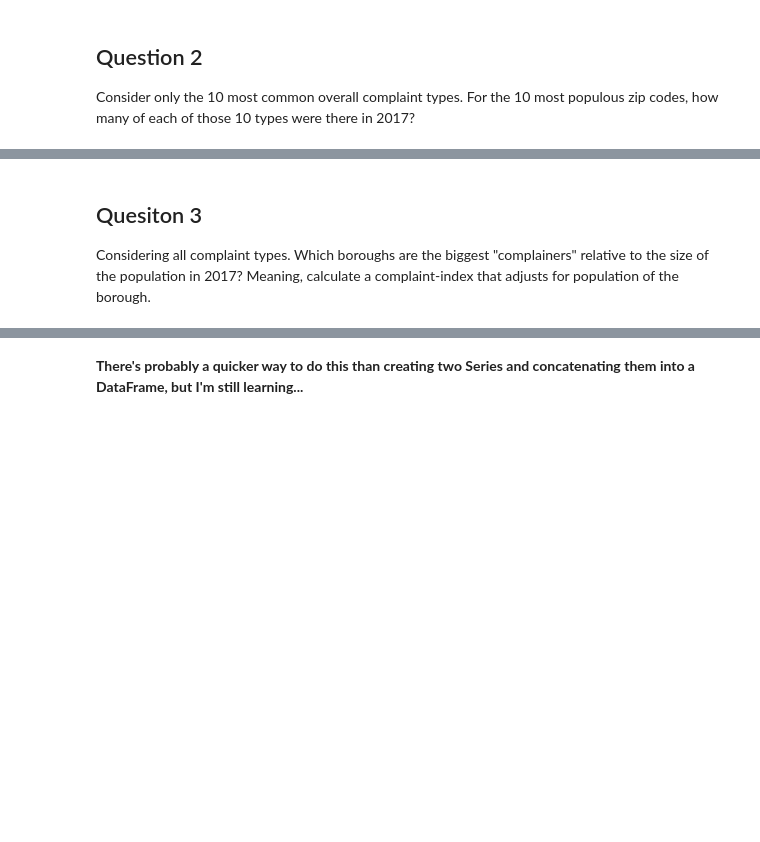
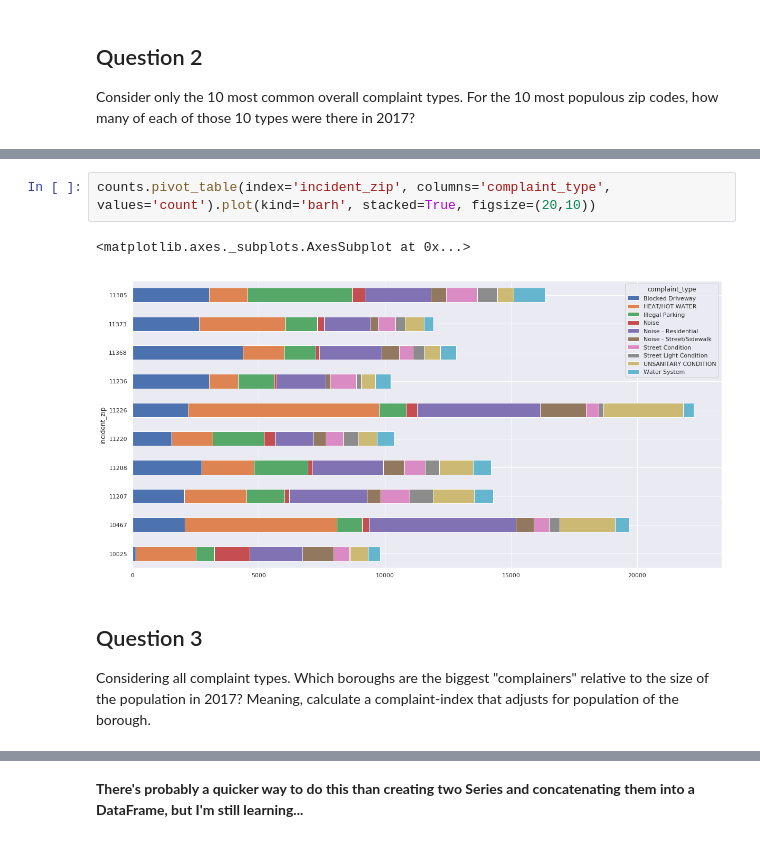
Before and after one commit to gato-rapido/complaint-cleanup, a Jupyter notebook: work/311.ipynb, the cells around one changed output, grey strips where cells are left out. Drawn from its saved outputs; the diff is of its cells as text; blank space fills up the shorter version.

```diff
--- a/work/311.ipynb
+++ b/work/311.ipynb
@@ -264,6 +282,11 @@ counts.reset_index().sort_values(['incident_zip','count'], ascending=False).set_
 100 rows × 1 columns
+# %%
+counts.pivot_table(index='incident_zip', columns='complaint_type', values='count').plot(kind='barh', stacked=True, figsize=(20,10))
+# %% [output]
+<matplotlib.axes._subplots.AxesSubplot at 0x...>
+[figure, added]
 # %% [markdown]
-## Quesiton 3
+## Question 3
 
 Considering all complaint types. Which boroughs are the biggest "complainers" relative to the size of the population in 2017? Meaning, calculate a complaint-index that adjusts for population of the borough.
 # %%
```
Also changed, not shown: parts of 11 cells of this notebook.
